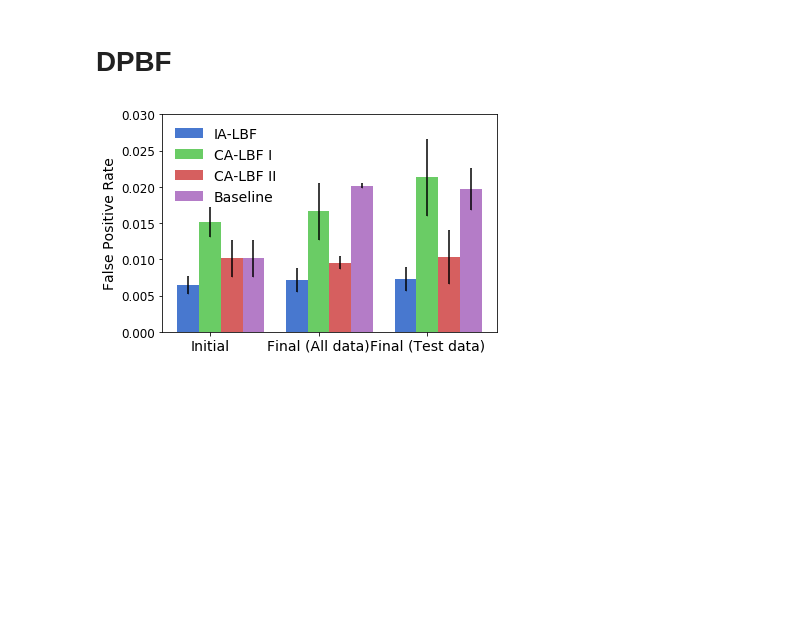
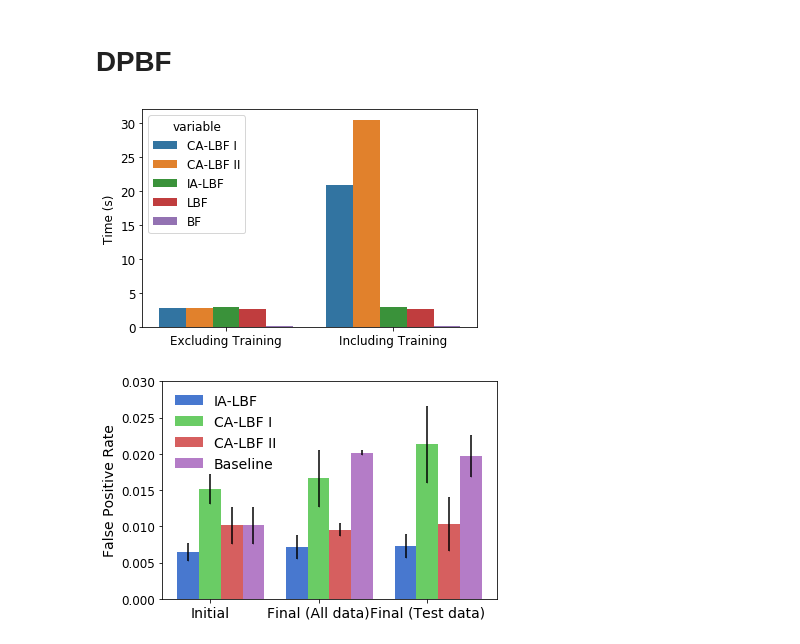
Before and after one commit to arindambhattacharya/LBF, a Jupyter notebook: cifar/Graphs.ipynb, the cells around one changed output. Drawn from its saved outputs; the diff is of its cells as text; code cells hidden in the pictures; blank space fills up the shorter version.

```diff
--- a/cifar/Graphs.ipynb
+++ b/cifar/Graphs.ipynb
@@ -28,8 +29,8 @@ calbf1_init_mem_bf = np.array([56, 56, 56])
 calbf1_init_mem_clf = np.array([56, 56, 56])
 calbf1_init_mem_clf_full = np.array([4096, 4096, 4096])
 calbf1_init_mem_total = calbf1_init_mem_clf + calbf1_init_mem_bf
-calbf1_insert_time = [10.01, 11.22, 9.81]
-calbf1_insert_time_train = [10.56, 11.77, 10.36]
+calbf1_insert_time = [2.70, 3.07, 2.68]
+calbf1_insert_time_train = [20.56, 21.77, 20.36]
 calbf1_insert_fpr_ins = [0.015669, 0.018315, 0.010870]
 calbf1_insert_fpr_test = [0.028000, 0.021000, 0.015000]
 calbf1_insert_fpr_all = [0.017000, 0.021167, 0.011667]
@@ -42,7 +43,7 @@ calbf2_init_mem_bf = np.array([56.00, 56, 56])
 calbf2_init_mem_clf = np.array([56.00, 56, 56])
 calbf2_init_mem_clf_full = np.array([4096, 4096, 4096])
 calbf2_init_mem_total = calbf2_init_mem_clf + calbf2_init_mem_bf
-calbf2_insert_time = [9.26, 9.68, 9.60]
+calbf2_insert_time = [2.60, 3.07, 2.68]
 calbf2_insert_time_train = [30.22, 30.47, 30.63]
 calbf2_insert_fpr_ins = [0.009109, 0.010085, 0.005553]
 calbf2_insert_fpr_test = [0.015000, 0.010000, 0.006000]
@@ -56,8 +57,8 @@ base_init_mem_bf = np.array([56.00, 56, 56])
 base_init_mem_clf = np.array([56.00, 56, 56])
 base_init_mem_clf_full = np.array([4096, 4096, 4096])
 base_init_mem_total = base_init_mem_clf + base_init_mem_bf
-base_insert_time = [9.65, 9.68, 9.60]
-base_insert_time_train = [9.65, 9.68, 9.60]
+base_insert_time = [2.30, 3.07, 2.38]
+base_insert_time_train = [2.30, 3.07, 2.38]
 base_insert_fpr_ins = [0.022724, 0.020085, 0.015553]
 base_insert_fpr_test = [0.023000, 0.020000, 0.016000]
 base_insert_fpr_all = [0.020333, 0.020500, 0.019667]
@@ -66,8 +67,31 @@ base_insert_mem_total = base_init_mem_clf + base_insert_mem_bf
 # %%
 import numpy as np
 import matplotlib.pyplot as plt
-plt.style.use('seaborn-muted')
 plt.rcParams.update({'font.size': 12})
+# %%
+bf_init_time = [0.1, 0.2, 0.2]
+bf_insert_time = [0.1, 0.2, 0.2]
+
+import pandas as pd
+
+df = pd.DataFrame()
+df.insert(0, 'LBF', base_insert_time + base_insert_time_train)
+df.insert(1, 'CA-LBF I', calbf1_insert_time + calbf1_insert_time_train)
+df.insert(2, 'CA-LBF II', calbf2_insert_time + calbf2_insert_time_train)
+df.insert(3, 'IA-LBF', ialbf_insert_time + ialbf_insert_time_train)
+df.insert(4, 'BF', bf_insert_time + bf_insert_time)
+df.insert(5, 'Type', ['Excluding Training'] * 3 + ['Including Training'] * 3)
+
+import numpy as np
+import matplotlib.pyplot as plt
+import seaborn as sns
+
+mdf = df.melt(id_vars=['Type'], value_vars=['CA-LBF I', 'CA-LBF II', 'IA-LBF', 'LBF', 'BF'])
+g = sns.barplot('Type', 'value', hue='variable', data=mdf, ci=None)
+g.set(ylabel='Time (s)', xlabel='')
+plt.savefig('plots/cifar_time.pdf')
+# %% [output]
+[figure, added]
 # %%
 x_axis = np.array([0, 1, 2])
 width = 0.2
```
Also changed, not shown: parts of 1 cell of this notebook, 11 other files.
